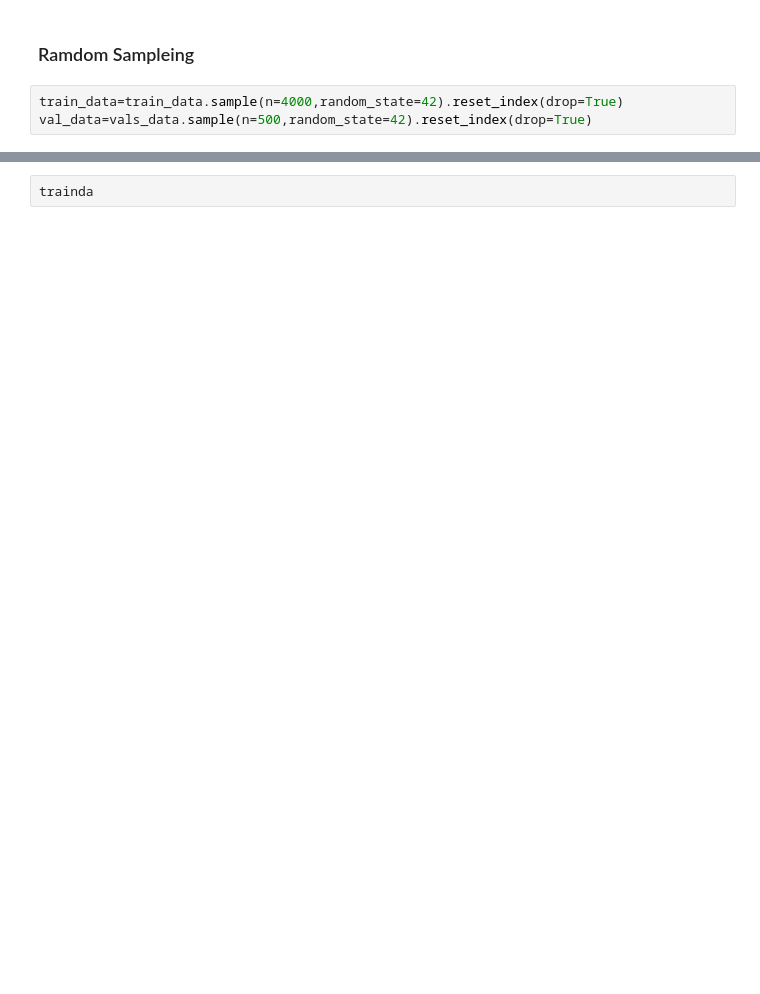
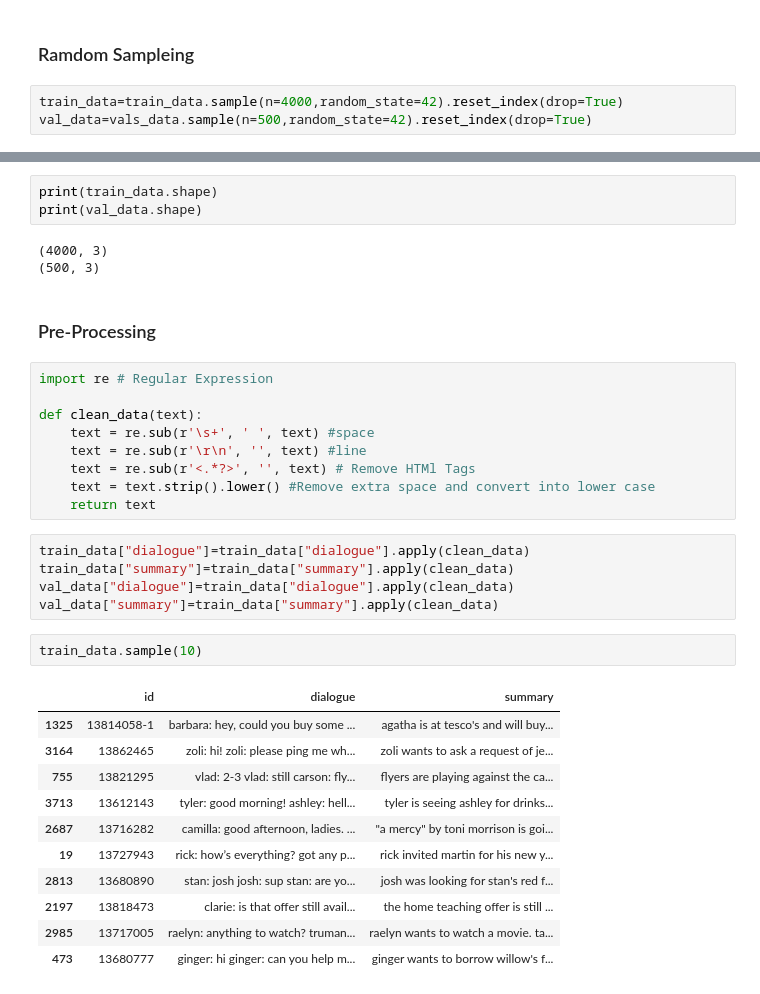
Before and after one commit to Ishu335/Text-Summarizer-AI, a Jupyter notebook: text summrizer.ipynb, the cells around one changed output, grey strips where cells are left out. Saved outputs shown, nothing was run; the diff lists cells and outputs as text; blank space fills up the shorter version.

Commit message:
Pre processing is dome

```diff
--- a/text summrizer.ipynb
+++ b/text summrizer.ipynb
@@ -94,2 +103,36 @@ val_data=vals_data.sample(n=500,random_state=42).reset_index(drop=True)
 # %%
-trainda
+print(train_data.shape)
+print(val_data.shape)
+# %% [output]
+(4000, 3)
+(500, 3)
+# %% [markdown]
+### Pre-Processing
+# %%
+import re # Regular Expression
+
+def clean_data(text):
+    text = re.sub(r'\s+', ' ', text) #space
+    text = re.sub(r'\r\n', '', text) #line
+    text = re.sub(r'<.*?>', '', text) # Remove HTMl Tags
+    text = text.strip().lower() #Remove extra space and convert into lower case
+    return text
+# %%
+train_data["dialogue"]=train_data["dialogue"].apply(clean_data)
+train_data["summary"]=train_data["summary"].apply(clean_data)
+val_data["dialogue"]=train_data["dialogue"].apply(clean_data)
+val_data["summary"]=train_data["summary"].apply(clean_data)
+# %%
+train_data.sample(10)
+# %% [output]
+|  | id | dialogue | summary |
+| 1325 | 13814058-1 | barbara: hey, could you buy some ... | agatha is at tesco's and will buy... |
+| 3164 | 13862465 | zoli: hi! zoli: please ping me wh... | zoli wants to ask a request of je... |
+| 755 | 13821295 | vlad: 2-3 vlad: still carson: fly... | flyers are playing against the ca... |
+| 3713 | 13612143 | tyler: good morning! ashley: hell... | tyler is seeing ashley for drinks... |
+| 2687 | 13716282 | camilla: good afternoon, ladies. ... | "a mercy" by toni morrison is goi... |
+| 19 | 13727943 | rick: how’s everything? got any p... | rick invited martin for his new y... |
+| 2813 | 13680890 | stan: josh josh: sup stan: are yo... | josh was looking for stan's red f... |
+| 2197 | 13818473 | clarie: is that offer still avail... | the home teaching offer is still ... |
+| 2985 | 13717005 | raelyn: anything to watch? truman... | raelyn wants to watch a movie. ta... |
+| 473 | 13680777 | ginger: hi ginger: can you help m... | ginger wants to borrow willow's f... |
```
Also changed, not shown: parts of 4 cells of this notebook.
